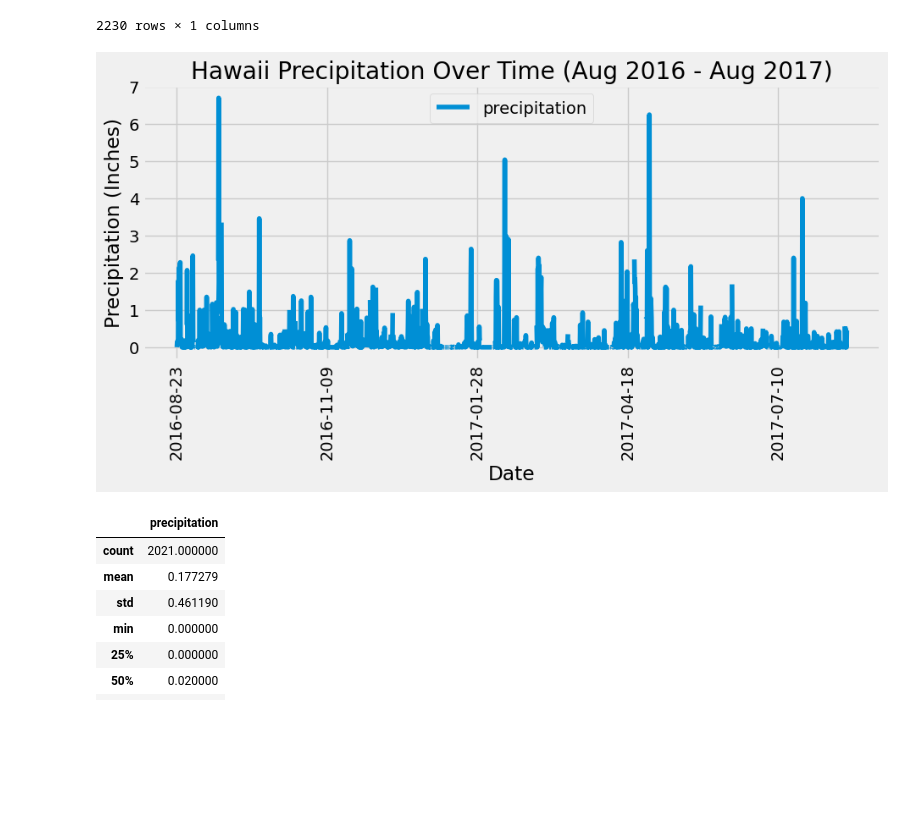
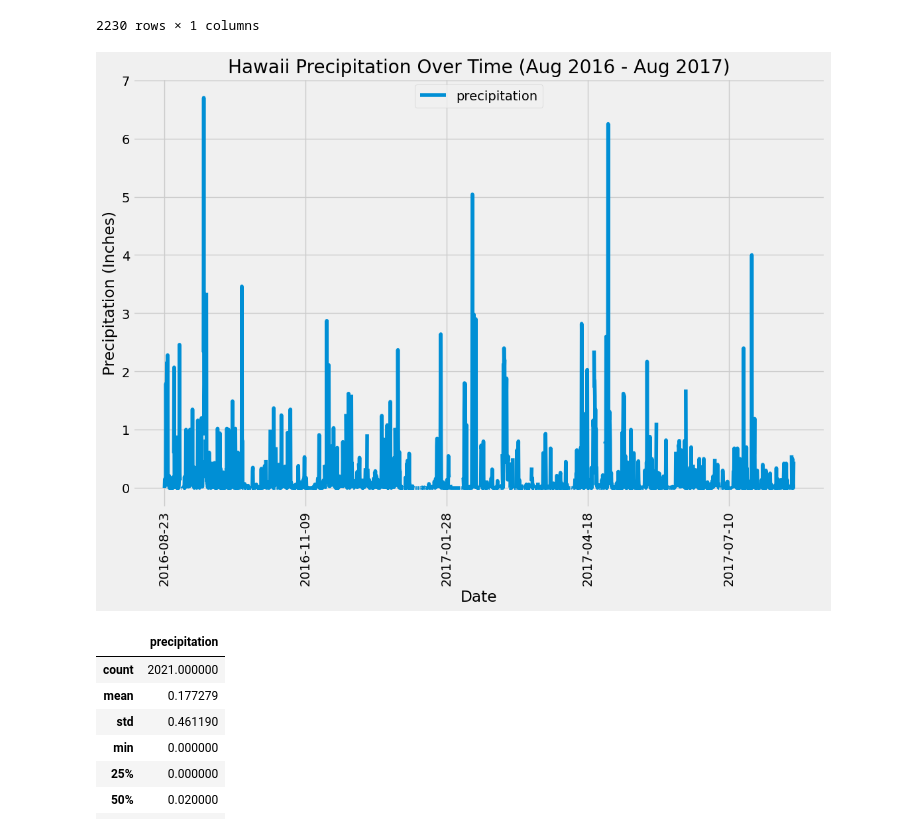
Before and after one commit to eeanguyen/sqlalchemy-challenge, a Jupyter notebook: surfsup/climate_starter.ipynb, the cells around one changed output. Saved outputs shown, nothing was run; the diff lists cells and outputs as text; code cells hidden in the pictures; blank space fills up the shorter version.

Commit message:
Re-adjust images again to so saved images aren't cut off

```diff
--- a/surfsup/climate_starter.ipynb
+++ b/surfsup/climate_starter.ipynb
@@ -116,18 +116,18 @@ precip_df
 2230 rows × 1 columns
 # %%
 # Use Pandas Plotting with Matplotlib to plot the data
-precip_df.plot(y='precipitation', figsize=(10, 4), rot=90)
+precip_df.plot(y='precipitation', figsize=(12, 8), rot=90)
 plt.title('Hawaii Precipitation Over Time (Aug 2016 - Aug 2017)')
 plt.legend(["precipitation"],loc='upper center')
 plt.xlabel('Date')
 plt.ylabel('Precipitation (Inches)')
 plt.grid(True)
 
 # Display the plot
 plt.savefig('images/ Hawaii Precipitation Bar Chart')
 plt.show()
 # %% [output]
-[figure, old version]
+[figure, new version]
 # %%
 # Use Pandas to calculate the summary statistics for the precipitation data
 precip_df.describe()
```
Also changed, not shown: 2 other files.
